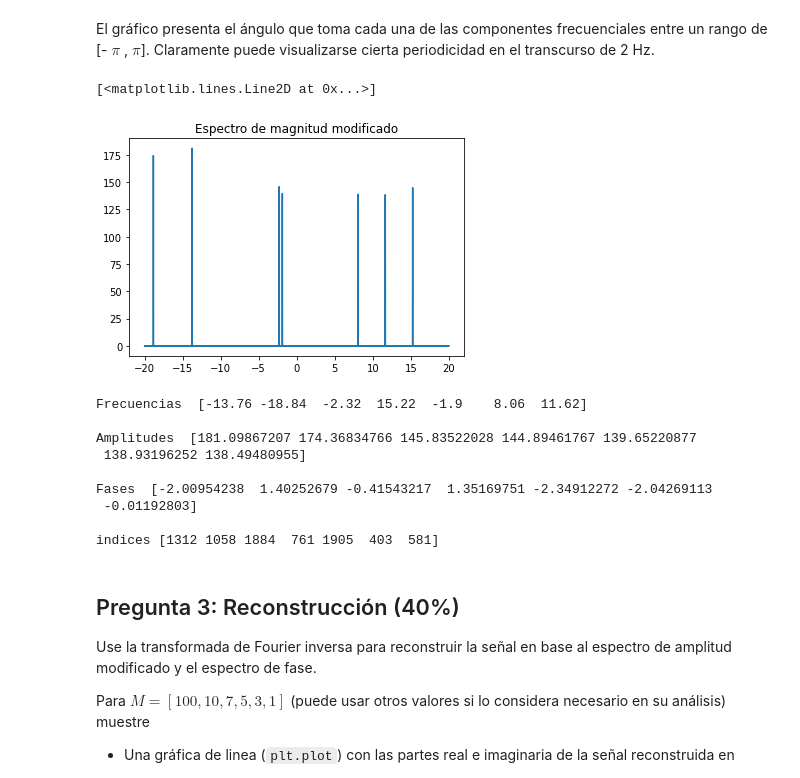
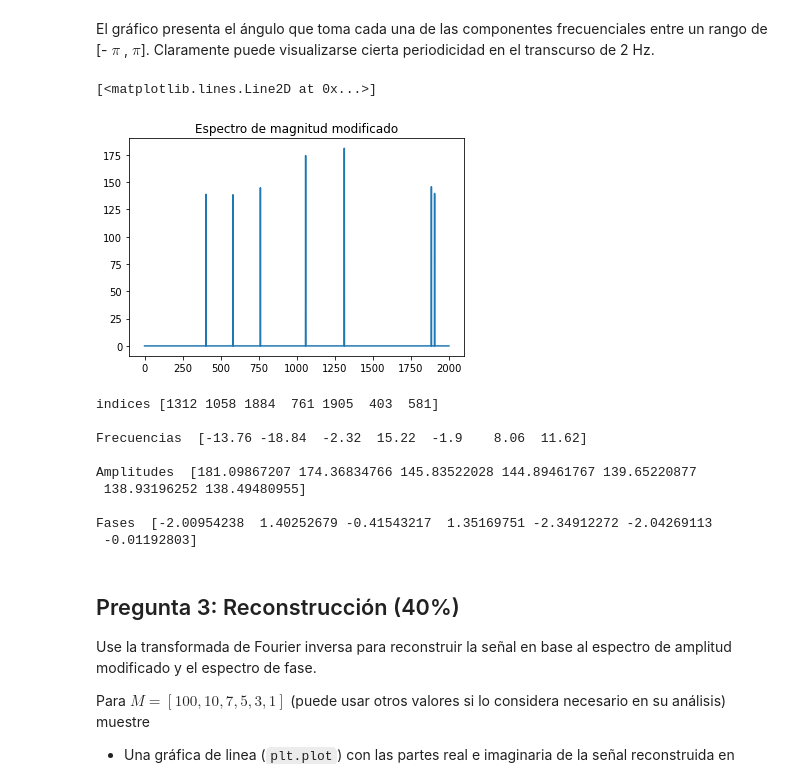
Before and after one commit to Rickiwasho/Analisis-sistemas-lineales, a Jupyter notebook: docs/tarea1/tarea1_info183.ipynb, the cells around one changed output. Cells and saved outputs as stored; diff of their text form; code cells hidden in the pictures.

```diff
--- a/docs/tarea1/tarea1_info183.ipynb
+++ b/docs/tarea1/tarea1_info183.ipynb
@@ -131,16 +132,16 @@ def modifiedSpectrum(SA,M):
 # %%
 # Espectro modificado para M = 7
 ms, ind = modifiedSpectrum(SA,7)
 
 plt.figure()
 plt.title("Espectro de magnitud modificado")
-plt.plot(freqs,ms)
+plt.plot(ms)
 # %% [output]
 [<matplotlib.lines.Line2D at 0x...>]
-[figure, old version]
+[figure, new version]
 # %%
 # Indices ordenados descendentemente en función de su amplitud
-#ind1 = np.flip(ind)
+print("indices", ind, "\n")
 
 # Frecuencias asociadas a los M valores
 print("Frecuencias ",freqs[ind],"\n")
@@ -150,9 +151,9 @@ print("Amplitudes ",SA[ind],"\n")
 
 # Fases asociadas a los M valores
 print("Fases ",SP[ind],"\n")
-
-print("indices", ind, "\n")
 # %% [output]
+indices [1312 1058 1884  761 1905  403  581]
+
 Frecuencias  [-13.76 -18.84  -2.32  15.22  -1.9    8.06  11.62]
 
 Amplitudes  [181.09867207 174.36834766 145.83522028 144.89461767 139.65220877
@@ -160,8 +161,6 @@ Amplitudes  [181.09867207 174.36834766 145.83522028 144.89461767 139.65220877
 
 Fases  [-2.00954238  1.40252679 -0.41543217  1.35169751 -2.34912272 -2.04269113
  -0.01192803]
-
-indices [1312 1058 1884  761 1905  403  581]
 # %% [markdown]
 ## Pregunta 3: Reconstrucción (40%)
 
```
Also changed, not shown: parts of 6 cells of this notebook.
